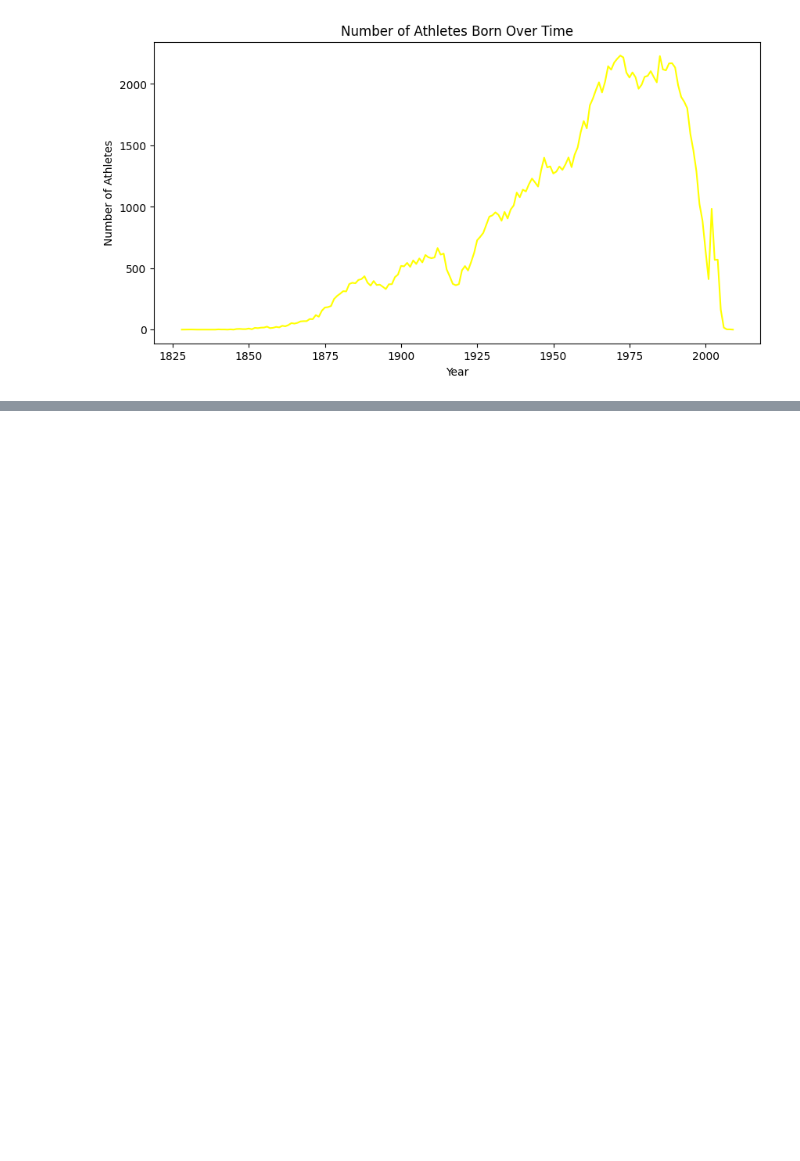
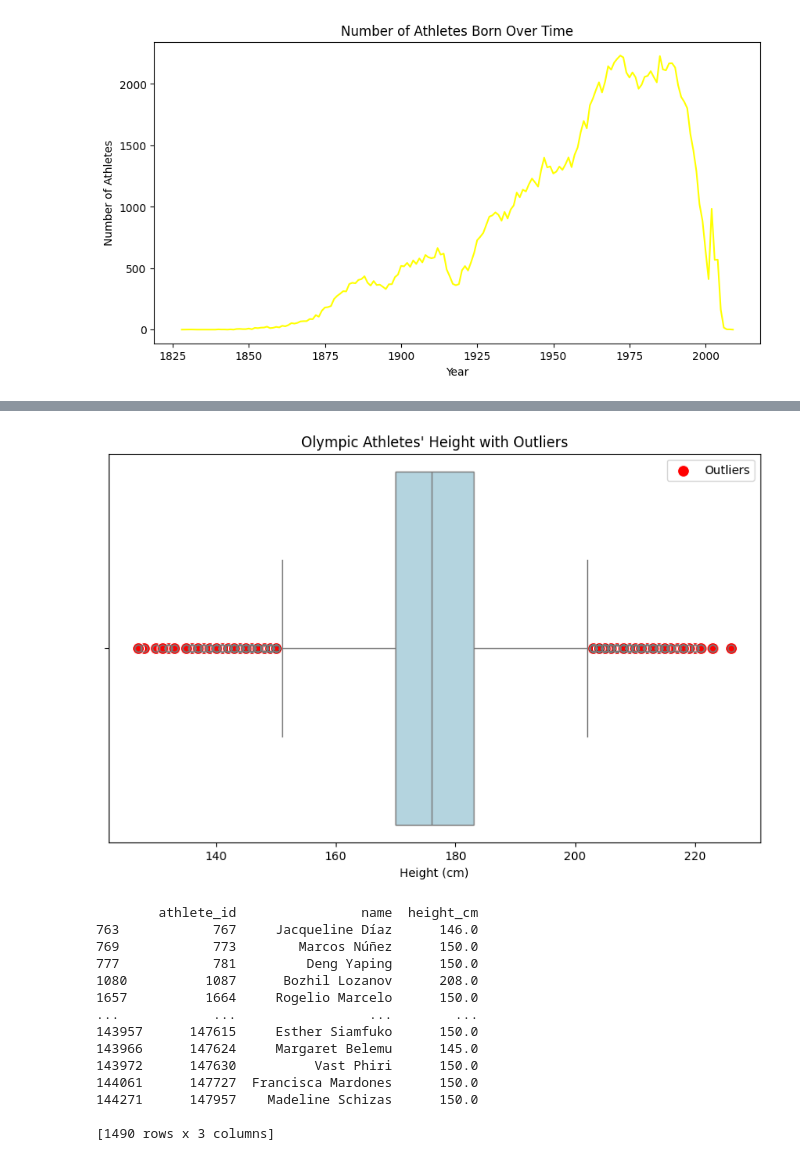
Before and after one commit to mardysonjustin/DataAnalyticsPortfolioProjects, a Jupyter notebook: olympics_pd_visualization.ipynb, the cells around one changed output, grey strips where cells are left out. Cells and saved outputs as stored; diff of their text form; code cells hidden in the pictures; blank space fills up the shorter version.

```diff
--- a/olympics_pd_visualization.ipynb
+++ b/olympics_pd_visualization.ipynb
@@ -83,0 +134,38 @@ plt.show()
+# %%
+#Outliers in height
+
+Q1 = athletes['height_cm'].quantile(0.25)
+Q3 = athletes['height_cm'].quantile(0.75)
+IQR = Q3 - Q1
+
+outliers = athletes[(athletes['height_cm'] < (Q1 - 1.5 * IQR)) | (athletes['height_cm'] > (Q3 + 1.5 * IQR))]
+
+plt.figure(figsize=(10, 6))
+
+sns.boxplot(x=athletes['height_cm'], color='lightblue')
+
+sns.scatterplot(x=outliers['height_cm'], y=[0] * len(outliers), color='red', s=100, label='Outliers')
+
+plt.title("Olympic Athletes' Height with Outliers")
+plt.xlabel("Height (cm)")
+plt.legend()
+
+plt.show()
+
+print(outliers[['athlete_id', 'name', 'height_cm']])
+# %% [output]
+[figure, added]
+        athlete_id                name  height_cm
+763            767     Jacqueline Díaz      146.0
+769            773        Marcos Núñez      150.0
+777            781         Deng Yaping      150.0
+1080          1087      Bozhil Lozanov      208.0
+1657          1664     Rogelio Marcelo      150.0
+...            ...                 ...        ...
+143957      147615     Esther Siamfuko      150.0
+143966      147624     Margaret Belemu      145.0
+143972      147630          Vast Phiri      150.0
+144061      147727  Francisca Mardones      150.0
+144271      147957    Madeline Schizas      150.0
+
+[1490 rows x 3 columns]
```
Also changed, not shown: parts of 9 cells of this notebook.
